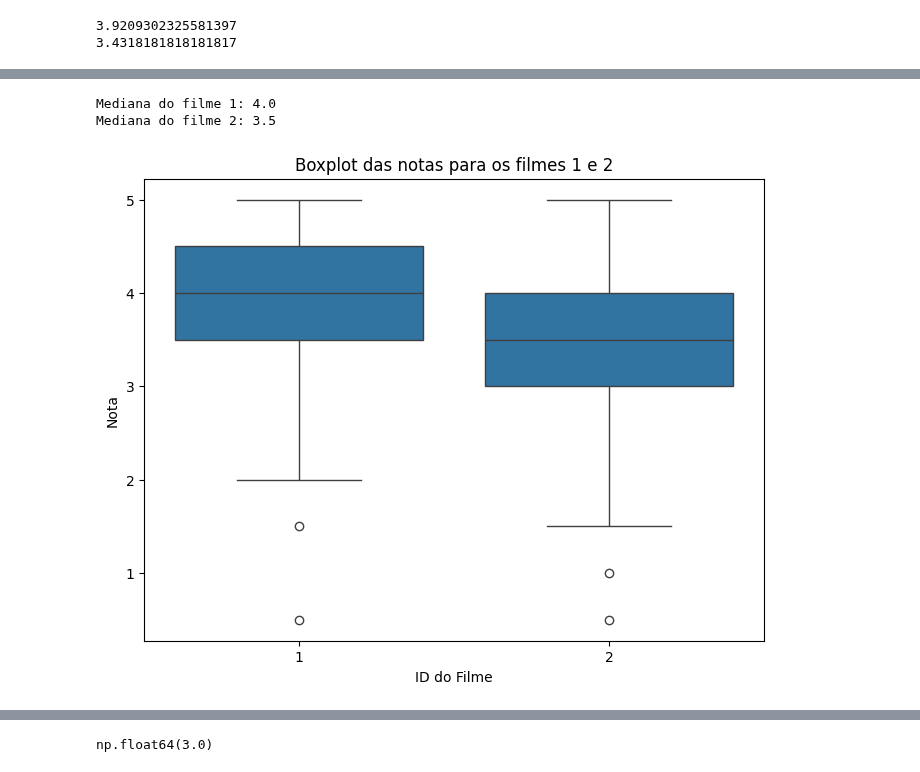
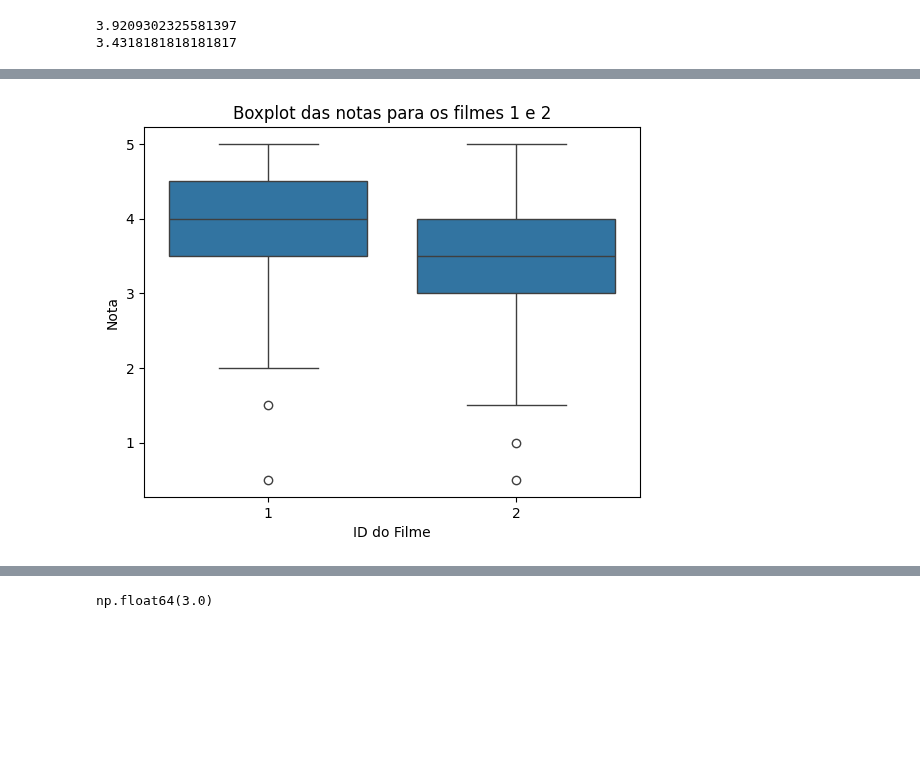
Before and after one commit to annaklaracss/data_science-, a Jupyter notebook: introdu_o_a_data_science.ipynb, the cells around one changed output, grey strips where cells are left out. Cells and saved outputs as stored; diff of their text form; code cells hidden in the pictures; blank space fills up the shorter version.

```diff
--- a/introdu_o_a_data_science.ipynb
+++ b/introdu_o_a_data_science.ipynb
@@ -320,21 +339,8 @@ print(media_filme2)
 # %%
- # prompt: mesmo com a mediana
-
-import matplotlib.pyplot as plt
-mediana_filme1 = filme1_nota.median()
-mediana_filme2 = filme2_nota.median()
-
-print(f"Mediana do filme 1: {mediana_filme1}")
-print(f"Mediana do filme 2: {mediana_filme2}")
-
-# Visualizando com boxplot
-plt.figure(figsize=(8, 6))
 sns.boxplot(x="filmeId", y="nota", data=notas.query("filmeId in [1, 2]"))
 plt.title('Boxplot das notas para os filmes 1 e 2')
 plt.xlabel('ID do Filme')
 plt.ylabel('Nota')
 plt.show()
 # %% [output]
-Mediana do filme 1: 4.0
-Mediana do filme 2: 3.5
-[figure, old version]
+[figure, new version]
```
Also changed, not shown: parts of 6 cells of this notebook.
